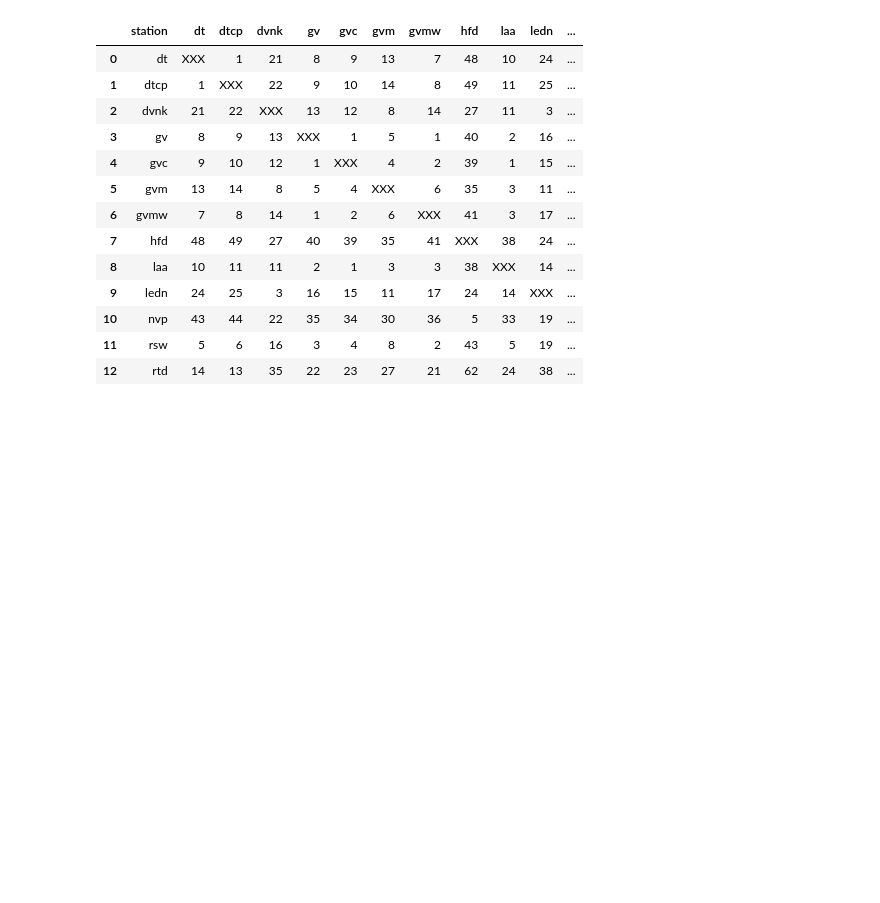
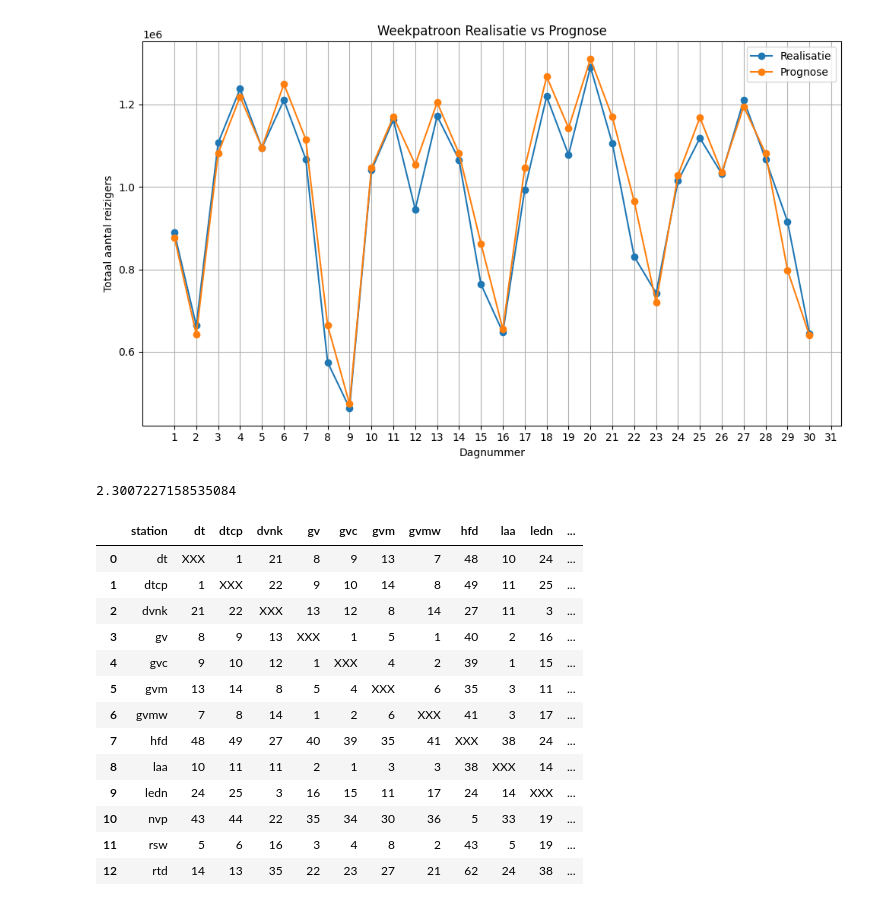
Before and after one commit to Merelkramer/Group2_NS, a Jupyter notebook: DataVisualistation_Luuk.ipynb, the cells around one changed output. Cells and saved outputs as stored; diff of their text form; code cells hidden in the pictures; blank space fills up the shorter version.

```diff
--- a/DataVisualistation_Luuk.ipynb
+++ b/DataVisualistation_Luuk.ipynb
@@ -76,3 +68,31 @@ plt.show()
+# %%
+week_df = df.groupby("DAGNR")[["REALISATIE", "PROGNOSE_REIZEN"]].sum().reset_index()
+
+plt.figure(figsize=(10,6))
+plt.plot(week_df["DAGNR"], week_df["REALISATIE"], marker="o", label="Realisatie")
+plt.plot(week_df["DAGNR"], week_df["PROGNOSE_REIZEN"], marker="o", label="Prognose")
+plt.title("Weekpatroon Realisatie vs Prognose")
+plt.xlabel("Dagnummer")
+plt.ylabel("Totaal aantal reizigers")
+plt.xticks(range(1,32))
+plt.legend()
+plt.grid(True)
+plt.tight_layout()
+plt.show()
+# %% [output]
+[figure, added]
+# %%
+# Houdt nu geen rekening met cancelations
+
+Totaal_prognose= df["PROGNOSE_REIZEN"].sum()
+Totaal_realisatie= df["REALISATIE"].sum()
+
+Totaal_afwijking = (Totaal_prognose -Totaal_realisatie )/ Totaal_prognose* 100
+
+
+print(Totaal_afwijking)
+# %% [output]
+2.3007227158535084
 # %%
 df2 = pd.read_csv("data/Train_distances.csv")
 
```
Also changed, not shown: parts of 2 cells of this notebook.
